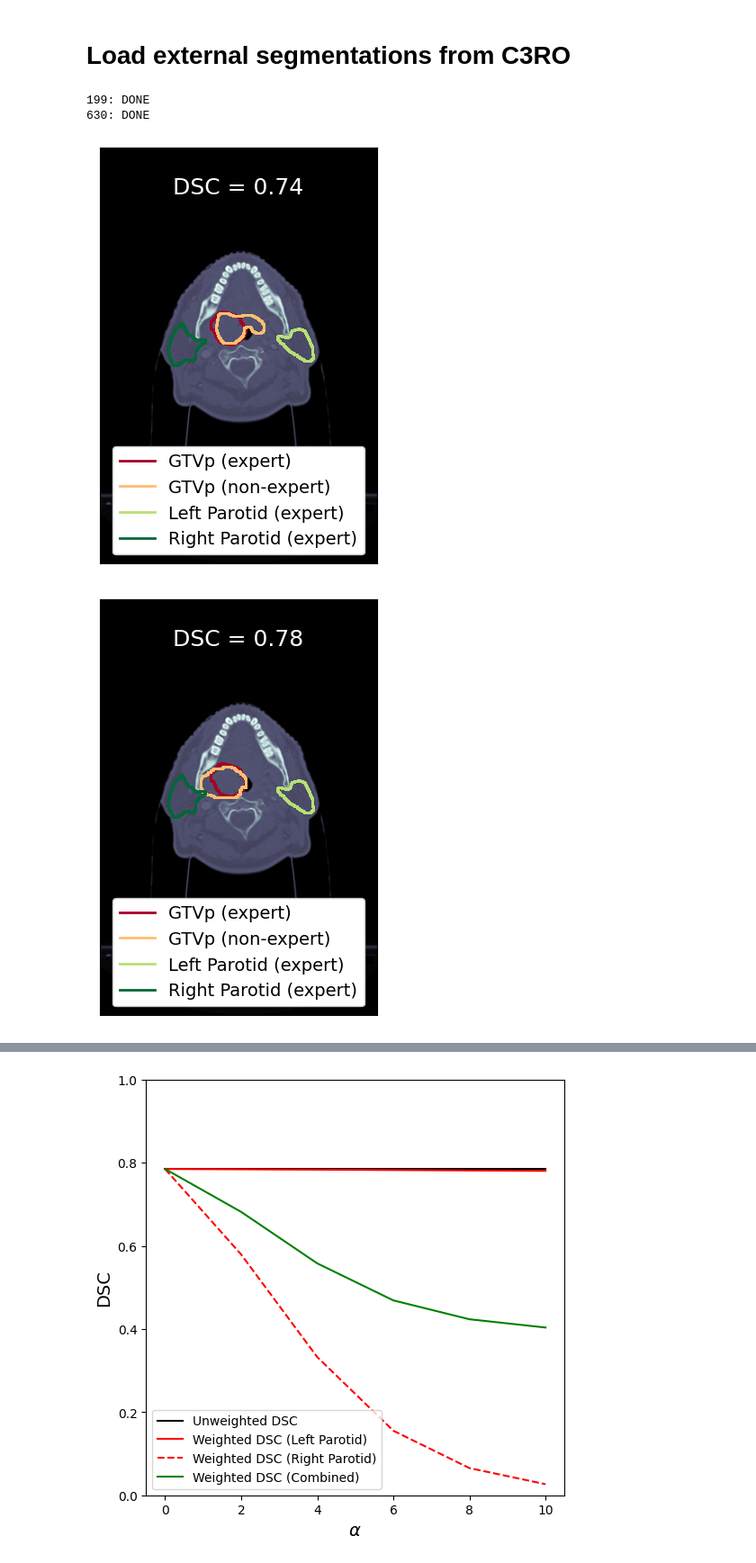
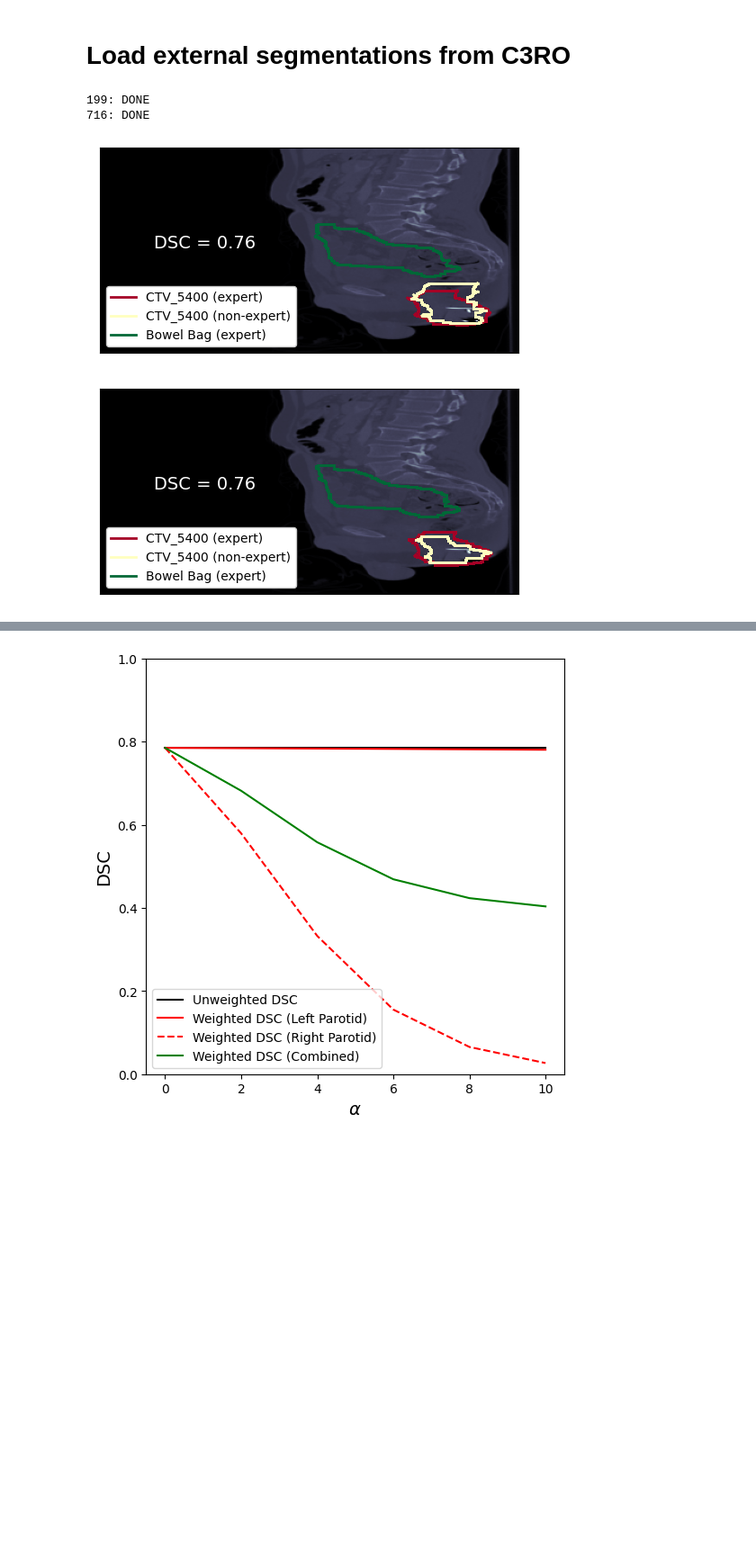
Before and after one commit to Lucas-Mc/OAR-weighted_Dice-Score, a Jupyter notebook: analysis.ipynb, the cells around one changed output, grey strips where cells are left out. Shown at 90% size. Saved outputs shown, nothing was run; the diff lists cells and outputs as text; code cells hidden in the pictures; blank space fills up the shorter version.

```diff
--- a/analysis.ipynb
+++ b/analysis.ipynb
@@ -28,7 +28,7 @@ def get_centroid(arr):
 # Load external segmentations from C3RO
 # %%
 DATA_FOLDER = 'data'
-ORGAN_SITE = 'H&N' #'Breast' #'GI' #'GYN' #'Sarcoma'
+ORGAN_SITE = 'GI' #'Breast' #'GI' #'GYN' #'Sarcoma'
 
 file_image = nib.load(os.path.join(DATA_FOLDER,ORGAN_SITE,'CT','NIFTI',f'Image_CT_{ORGAN_SITE}.nii.gz'))
 
@@ -38,14 +38,14 @@ file_image = nib.load(os.path.join(DATA_FOLDER,ORGAN_SITE,'CT','NIFTI',f'Image_C
 # NOTE: may have to load parts at a time due to memory concerns
 
 # Cases from the ICCR 2024 abstract submission
+# H&N: ['199','630']
+# GI: ['199','716']
 # GYN: ['17','182']
-# H&N: ['199','630']
 # Sarcoma: TBD
 # Breast: TBD
-# GI: ['199','716']
 
 all_study_results = {}
-for study_num in ['199','630']: #all_study_nums:
+for study_num in ['199','716']: #all_study_nums:
     try:
         # TODO: this is really sloppy, define lists / dictionaries instead of different variable names
         if ORGAN_SITE == 'Breast':
@@ -341,7 +341,7 @@ time_3_stop = time.time()
 
 for study_num in all_study_results.keys():
     image_ref = np.zeros(file_image_slice.shape)
-    image_exp = np.zeros(file_image_slice.shape)
+    image_pred = np.zeros(file_image_slice.shape)
 
     plt.figure(figsize=(6,6))
     if ORGAN_SITE in ['H&N','GI']:
@@ -369,7 +369,7 @@ for study_num in all_study_results.keys():
                     image_ref[dp[1],dp[0]] = 1
                 # Non-expert contours
                 elif '_ne' in seg_name:
-                    image_exp[dp[1],dp[0]] = 1
+                    image_pred[dp[1],dp[0]] = 1
 
     if ORGAN_SITE == 'GYN':
         plt.xlim([80,420])
@@ -392,34 +392,34 @@ for study_num in all_study_results.keys():
         DSC_fs = 18
         legend_loc = 'upper left'
         legend_fs = 14
     elif ORGAN_SITE == 'Breast':
         # plt.xlim([100,400])
         # plt.ylim([0,450])
         xy_loc = (250,145)
         DSC_fs = 18
         legend_loc = 'upper left'
         legend_fs = 14
     elif ORGAN_SITE == 'GI':
         plt.xlim([-50,350])
         # plt.ylim([0,450])
         xy_loc = (50,100)
         DSC_fs = 14
         legend_loc = 'lower left'
         legend_fs = 10
-    plt.annotate(f'DSC = {get_DSC(image_ref, image_exp):.2f}', color='white', xy=xy_loc, ha='center', fontsize=DSC_fs)
+    plt.annotate(f'DSC = {get_DSC(image_ref, image_pred):.2f}', color='white', xy=xy_loc, ha='center', fontsize=DSC_fs)
     ax = plt.gca()
     ax.set_facecolor('k')
     ax.set_xticks([])
     ax.set_yticks([])
     ax.set_xticklabels([])
     ax.set_yticklabels([])
     plt.legend(loc=legend_loc, facecolor='white', framealpha=1, fontsize=legend_fs)
     plt.show()
 
 elapsed_time_1 = (time_1_stop - time_1_start) + (time_2_stop - time_2_start) + (time_3_stop - time_3_start)
 print(f'Elapsed Time: {elapsed_time_1} s')
 # %% [output]
 199: DONE
-630: DONE
+716: DONE
-[figure, old version]
+[figure, new version]
-[figure, old version]
+[figure, new version]
```
Also changed, not shown: parts of 8 cells of this notebook.
